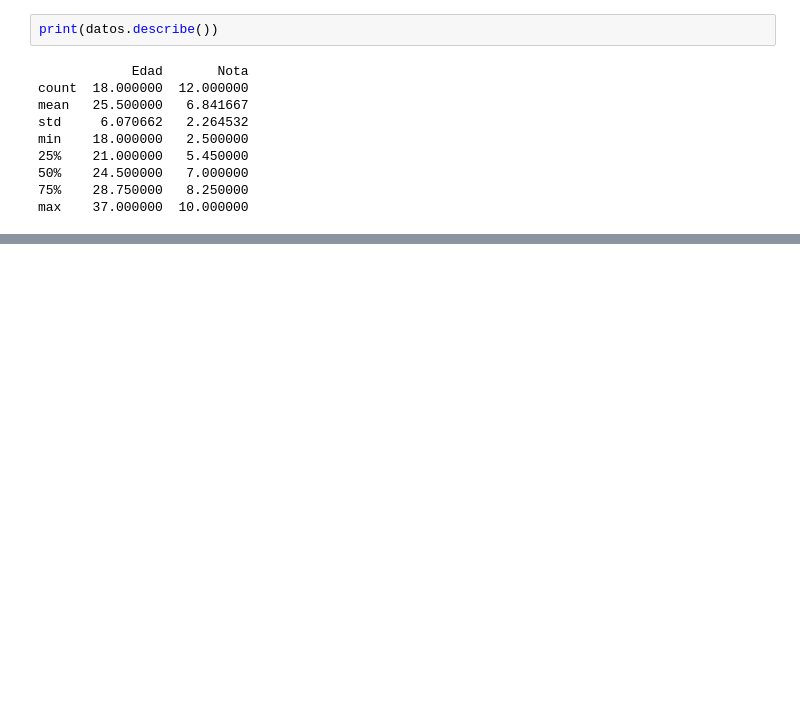
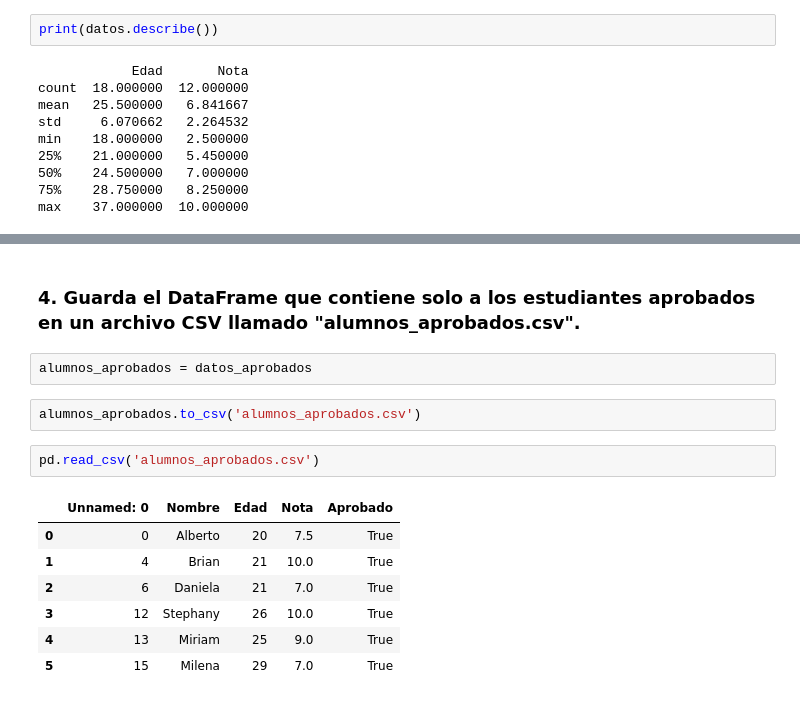
Before and after one commit to Jhon-theone/python, a Jupyter notebook: Ejercicios_biblioteca_pandas.ipynb, the cells around one changed output, grey strips where cells are left out. Cells and saved outputs as stored; diff of their text form; blank space fills up the shorter version.

```diff
--- a/Ejercicios_biblioteca_pandas.ipynb
+++ b/Ejercicios_biblioteca_pandas.ipynb
@@ -87,0 +172,16 @@ max    37.000000  10.000000
+# %% [markdown]
+### 4. Guarda el DataFrame que contiene solo a los estudiantes aprobados en un archivo CSV llamado "alumnos_aprobados.csv".
+# %%
+alumnos_aprobados = datos_aprobados
+# %%
+alumnos_aprobados.to_csv('alumnos_aprobados.csv')
+# %%
+pd.read_csv('alumnos_aprobados.csv')
+# %% [output]
+|  | Unnamed: 0 | Nombre | Edad | Nota | Aprobado |
+| 0 | 0 | Alberto | 20 | 7.5 | True |
+| 1 | 4 | Brian | 21 | 10.0 | True |
+| 2 | 6 | Daniela | 21 | 7.0 | True |
+| 3 | 12 | Stephany | 26 | 10.0 | True |
+| 4 | 13 | Miriam | 25 | 9.0 | True |
+| 5 | 15 | Milena | 29 | 7.0 | True |
```
Also changed, not shown: parts of 14 cells of this notebook.
